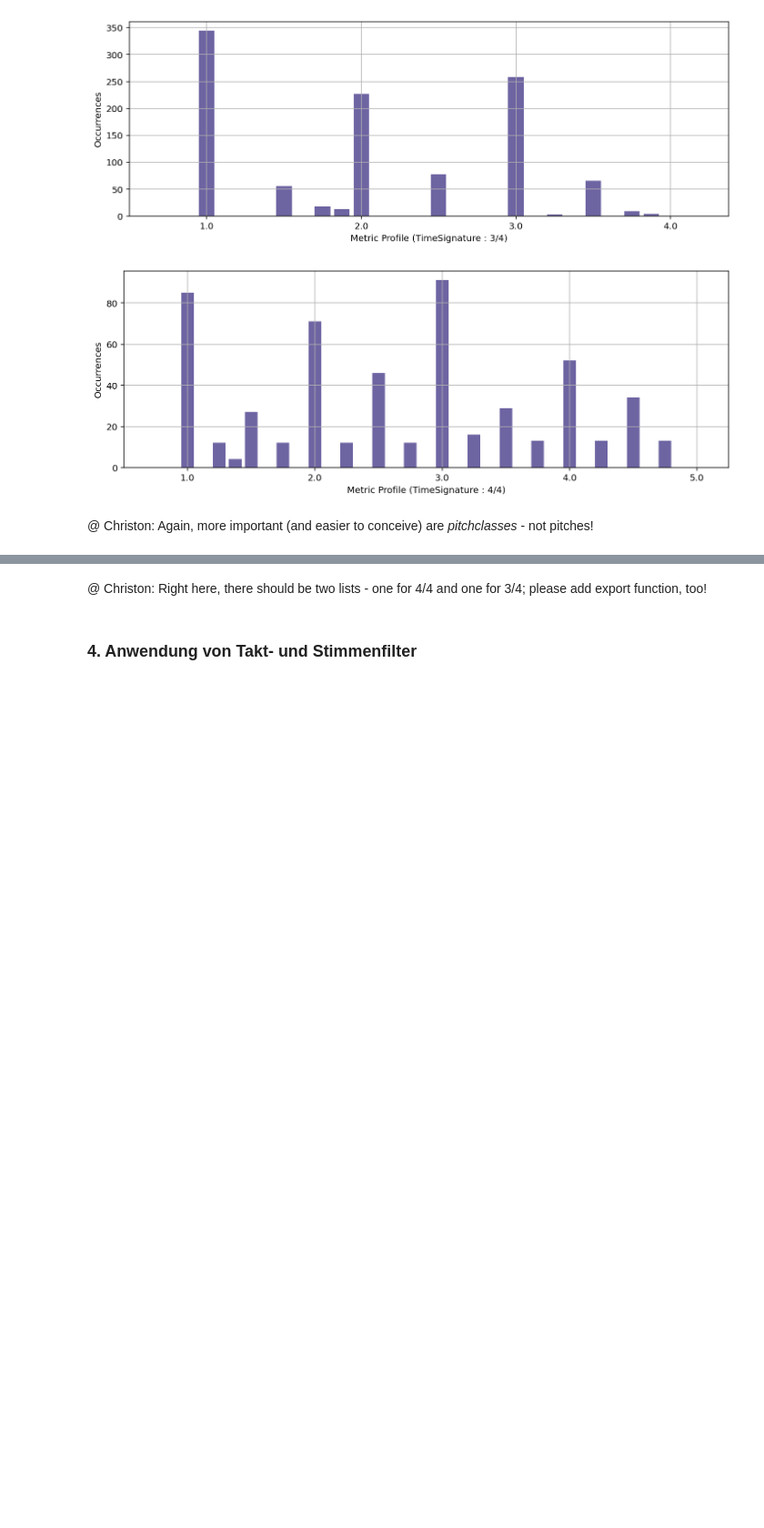
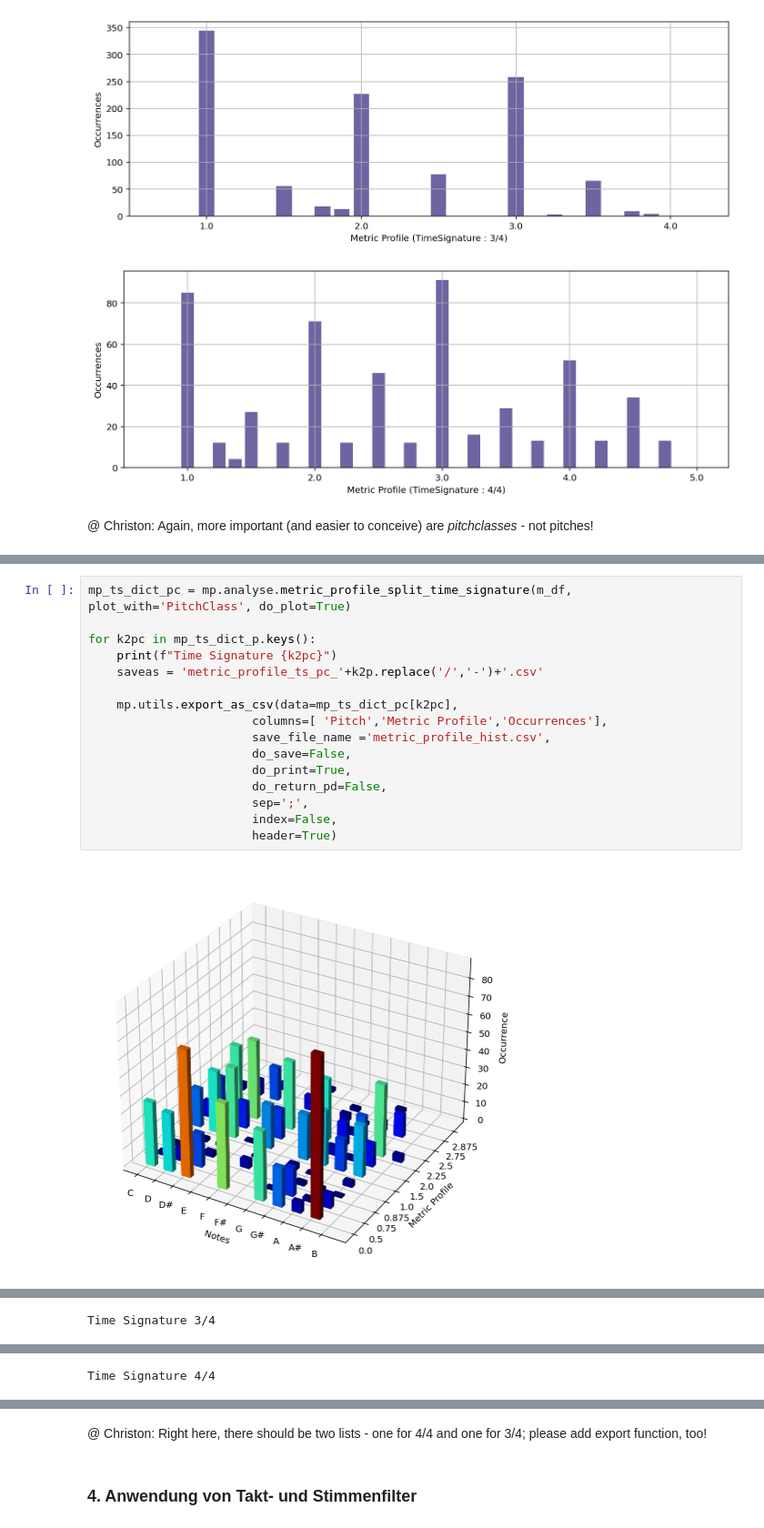
Before and after one commit to Christon-Ragavan/CAMAT, a Jupyter notebook: music_xml_parser/ipynb/15_CAMAT_Basics_Part2_Statistics_neu.ipynb, the cells around one changed output, grey strips where cells are left out. Shown at 91% size. Cells and saved outputs as stored; diff of their text form; blank space fills up the shorter version.

```diff
--- a/music_xml_parser/ipynb/15_CAMAT_Basics_Part2_Statistics_neu.ipynb
+++ b/music_xml_parser/ipynb/15_CAMAT_Basics_Part2_Statistics_neu.ipynb
@@ -854,0 +908,18 @@ for k2pc in mp_ts_dict_p.keys():
+# %%
+mp_ts_dict_pc = mp.analyse.metric_profile_split_time_signature(m_df, plot_with='PitchClass', do_plot=True)
+
+for k2pc in mp_ts_dict_p.keys():
+    print(f"Time Signature {k2pc}")
+    saveas = 'metric_profile_ts_pc_'+k2p.replace('/','-')+'.csv'
+
+    mp.utils.export_as_csv(data=mp_ts_dict_pc[k2pc],
+                       columns=[ 'Pitch','Metric Profile','Occurrences'],
+                       save_file_name ='metric_profile_hist.csv',
+                       do_save=False,
+                       do_print=True,
+                       do_return_pd=False,
+                       sep=';',
+                       index=False,
+                       header=True)
+# %% [output]
+[figure, added]
@@ -854,0 +927 @@ for k2pc in mp_ts_dict_p.keys():
+Time Signature 3/4
@@ -854,0 +945 @@ for k2pc in mp_ts_dict_p.keys():
+Time Signature 4/4
```
Also changed, not shown: parts of 21 cells of this notebook, 2 other files.
